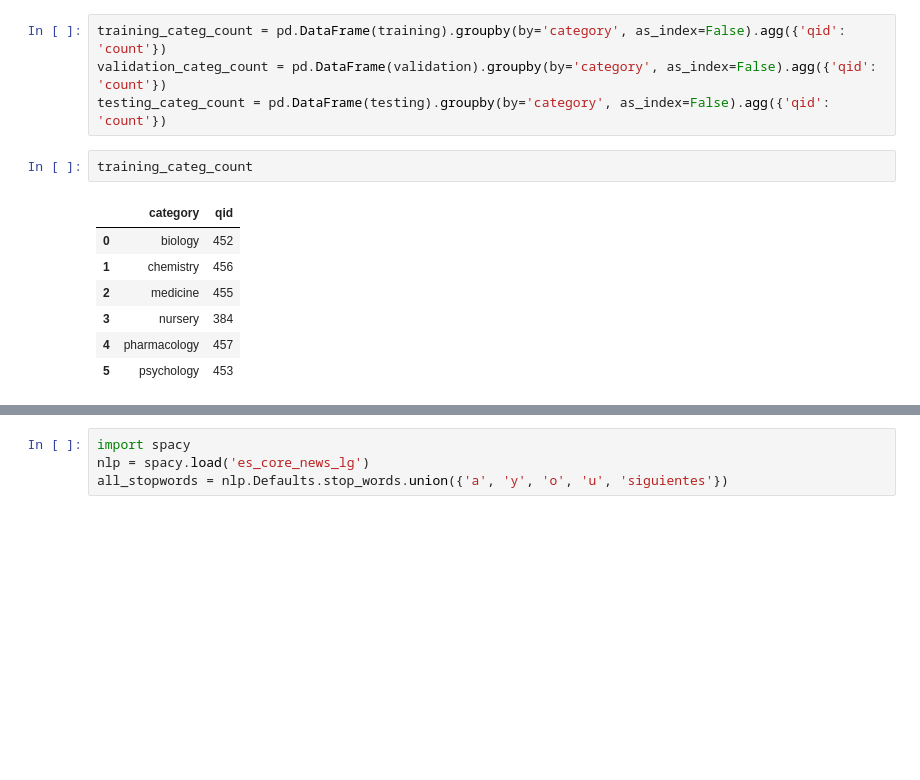
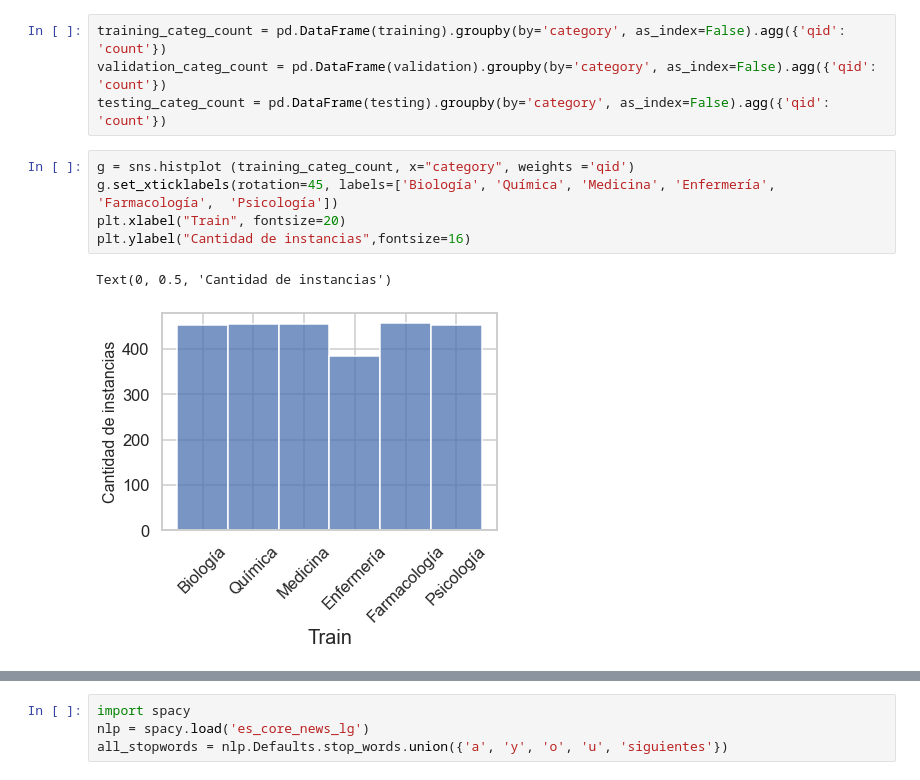
Before and after one commit to claudiaqw/head-qa-afi, a Jupyter notebook: code/descriptive_stats.ipynb, the cells around one changed output, grey strips where cells are left out. Drawn from its saved outputs; the diff is of its cells as text; blank space fills up the shorter version.

```diff
--- a/code/descriptive_stats.ipynb
+++ b/code/descriptive_stats.ipynb
@@ -52,13 +58,11 @@ pd.DataFrame(data=training)
 training_categ_count = pd.DataFrame(training).groupby(by='category', as_index=False).agg({'qid': 'count'})
 validation_categ_count = pd.DataFrame(validation).groupby(by='category', as_index=False).agg({'qid': 'count'})
 testing_categ_count = pd.DataFrame(testing).groupby(by='category', as_index=False).agg({'qid': 'count'})
-# %%
-training_categ_count
-# %% [output]
-|  | category | qid |
-| 0 | biology | 452 |
-| 1 | chemistry | 456 |
-| 2 | medicine | 455 |
-| 3 | nursery | 384 |
-| 4 | pharmacology | 457 |
-| 5 | psychology | 453 |
+# %%
+g = sns.histplot (training_categ_count, x="category", weights ='qid')
+g.set_xticklabels(rotation=45, labels=['Biología', 'Química', 'Medicina', 'Enfermería', 'Farmacología',  'Psicología'])
+plt.xlabel("Train", fontsize=20)
+plt.ylabel("Cantidad de instancias",fontsize=16)
+# %% [output]
+Text(0, 0.5, 'Cantidad de instancias')
+[figure, added]
```
Also changed, not shown: parts of 32 cells of this notebook, 1 other file.
